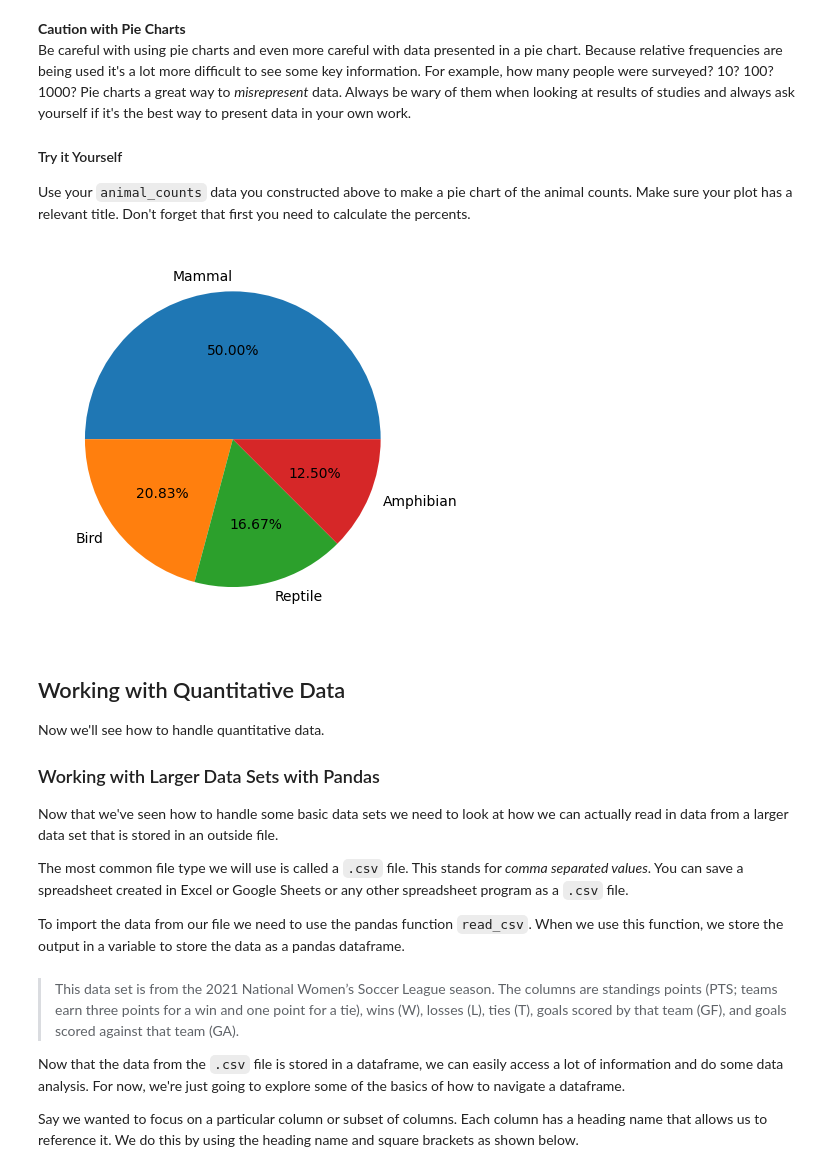
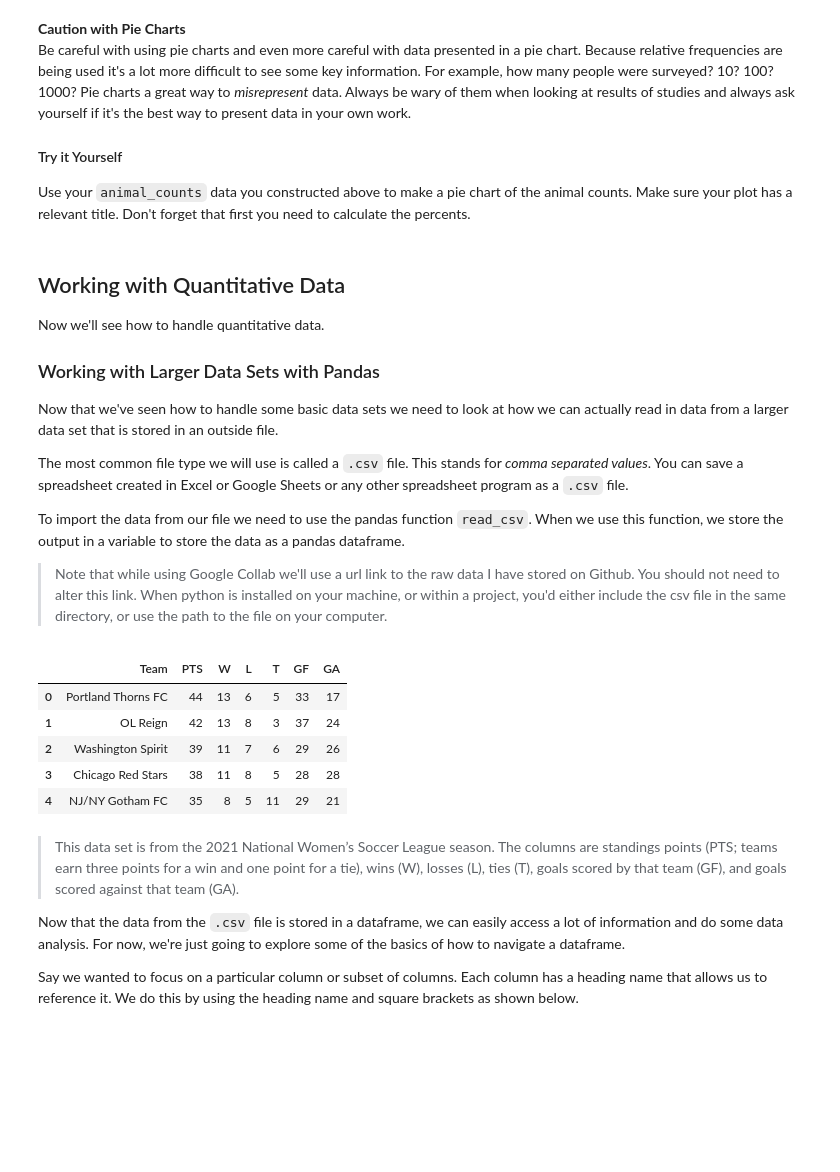
Before and after one commit to HunterZ315/qr105_lecture_notes, a Jupyter notebook: L08.1_statistics-II-displaying-data.ipynb, the cells around one changed output. Drawn from its saved outputs; the diff is of its cells as text; code cells hidden in the pictures; blank space fills up the shorter version.

```diff
--- a/L08.1_statistics-II-displaying-data.ipynb
+++ b/L08.1_statistics-II-displaying-data.ipynb
@@ -317,13 +277,8 @@ Use your `animal_counts` data you constructed above to make a pie chart of the a
 # %%
 ## save in new series named animal_percents
 
-animal_percents = animals['animal'].value_counts(1)
 
-animal_percents
 ## generate pie chart
-plt.pie(x=animal_percents.values, labels=animal_percents.index, autopct='%1.2f%%');
-# %% [output]
-[figure, removed]
 # %% [markdown]
 ## Working with Quantitative Data
 Now we'll see how to handle quantitative data.
@@ -335,9 +290,21 @@ Now that we've seen how to handle some basic data sets we need to look at how we
 The most common file type we will use is called a `.csv` file. This stands for *comma separated values*. You can save a spreadsheet created in Excel or Google Sheets or any other spreadsheet program as a `.csv` file.
 
 To import the data from our file we need to use the pandas function `read_csv`. When we use this function, we store the output in a variable to store the data as a pandas dataframe.
+
+> Note that while using Google Collab we'll use a url link to the raw data I have stored on Github. You should not need to alter this link.
+> When python is installed on your machine, or within a project, you'd either include the csv file in the same directory, or use the path to the file on your computer.
 # %%
-nwsl = pd.read_csv('NWSL_data.csv')
+nwsl_url = 'https://raw.githubusercontent.com/RC25-QR105/lecture_notes/refs/heads/main/NWSL_data.csv'
+nwsl = pd.read_csv(nwsl_url)
+# check import
 nwsl.head()
+# %% [output]
+|  | Team | PTS | W | L | T | GF | GA |
+| 0 | Portland Thorns FC | 44 | 13 | 6 | 5 | 33 | 17 |
+| 1 | OL Reign | 42 | 13 | 8 | 3 | 37 | 24 |
+| 2 | Washington Spirit | 39 | 11 | 7 | 6 | 29 | 26 |
+| 3 | Chicago Red Stars | 38 | 11 | 8 | 5 | 28 | 28 |
+| 4 | NJ/NY Gotham FC | 35 | 8 | 5 | 11 | 29 | 21 |
 # %% [markdown]
 > This data set is from the 2021 National Women’s Soccer League season. The columns are standings points (PTS; teams earn three points for a win and one point for a tie), wins (W), losses (L), ties (T), goals scored by that team (GF), and goals scored against that team (GA).
 
```
Also changed, not shown: parts of 12 cells of this notebook.
